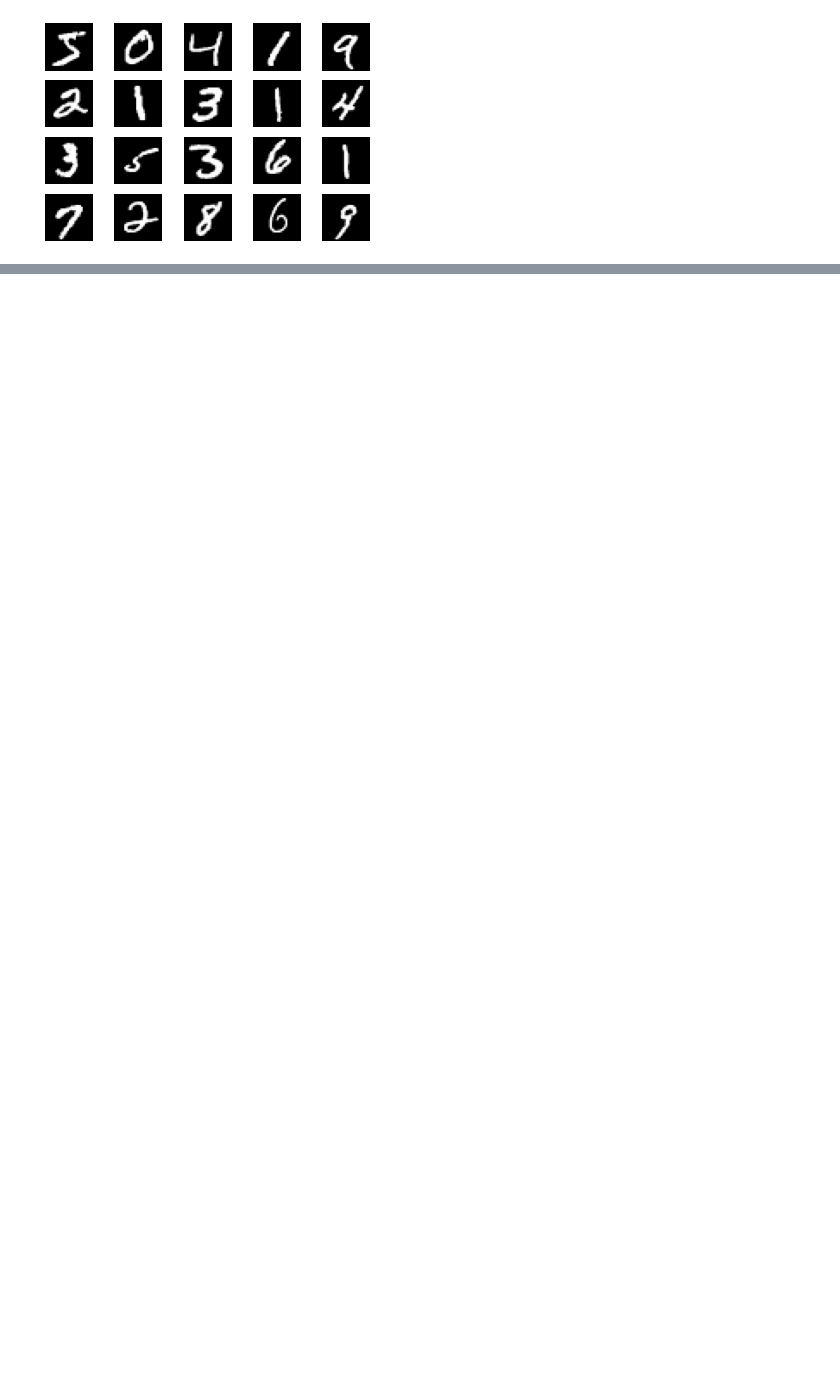
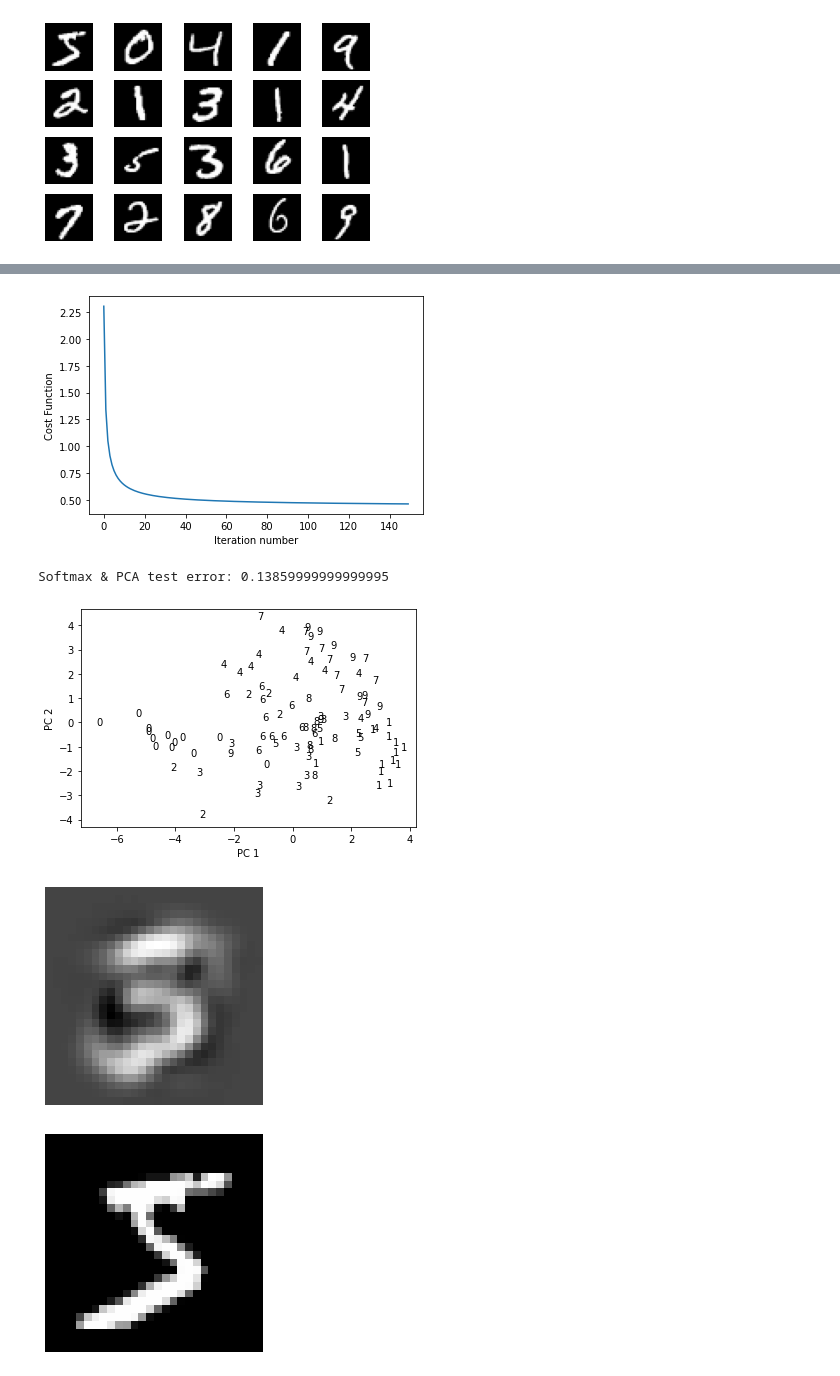
Before and after one commit to ashudva/ML-6.86x, a Jupyter notebook: Digit_Recognition/OneDigit/digit_recognition.ipynb, the cells around one changed output, grey strips where cells are left out. Saved outputs shown, nothing was run; the diff lists cells and outputs as text; code cells hidden in the pictures; blank space fills up the shorter version.

```diff
--- a/Digit_Recognition/OneDigit/digit_recognition.ipynb
+++ b/Digit_Recognition/OneDigit/digit_recognition.ipynb
@@ -167,0 +208,47 @@ Softmax test errors for different temperature parameters:
+# %%
+###############################################################################
+# 6. Classification Using Manually Crafted Non-Linear Features
+###############################################################################
+
+##############################################
+# 6-A. Dimensionality reduction via PCA
+##############################################
+
+print("Running classification using PCA")
+n_components = 18
+pcs = principal_components(train_x)
+train_pca = project_onto_PC(train_x, pcs, n_components)
+test_pca = project_onto_PC(test_x, pcs, n_components)
+# train_pca (and test_pca) is a representation of our training (and test) data
+# after projecting each example onto the first 18 principal components.
+
+theta, cost_function_history = softmax_regression(
+    train_pca, train_y, temp_parameter=0.5, alpha=0.3, lambda_factor=1.0e-4, k=10, num_iterations=150)
+plot_cost_function_over_time(cost_function_history)
+test_error = compute_test_error(test_pca, test_y, theta, temp_parameter=1)
+# Save the model parameters theta obtained from calling softmax_regression to disk.
+write_pickle_data(theta, "./theta_pca.pkl.gz")
+print(f"Softmax & PCA test error: {test_error}")
+
+# Plot first 100 images of the dataset as projected onto PC1 and PC2
+plot_PC(train_x[range(100), ], pcs, train_y[range(100)])
+
+# Use the reconstruct_PC function in features.py to show
+# the first and second MNIST images as reconstructed solely from
+# their 18-dimensional principal component representation.
+# Compare the reconstructed images with the originals.
+firstimage_reconstructed = reconstruct_PC(
+    train_pca[0, ], pcs, n_components, train_x)
+plot_images(firstimage_reconstructed)
+plot_images(train_x[0, ])
+
+secondimage_reconstructed = reconstruct_PC(
+    train_pca[1, ], pcs, n_components, train_x)
+plot_images(secondimage_reconstructed)
+plot_images(train_x[1, ])
+# %% [output]
+[figure, added]
+Softmax & PCA test error: 0.13859999999999995
+[figure, added]
+[figure, added]
+[figure, added]
```
Also changed, not shown: parts of 12 cells of this notebook, 9 other files.
